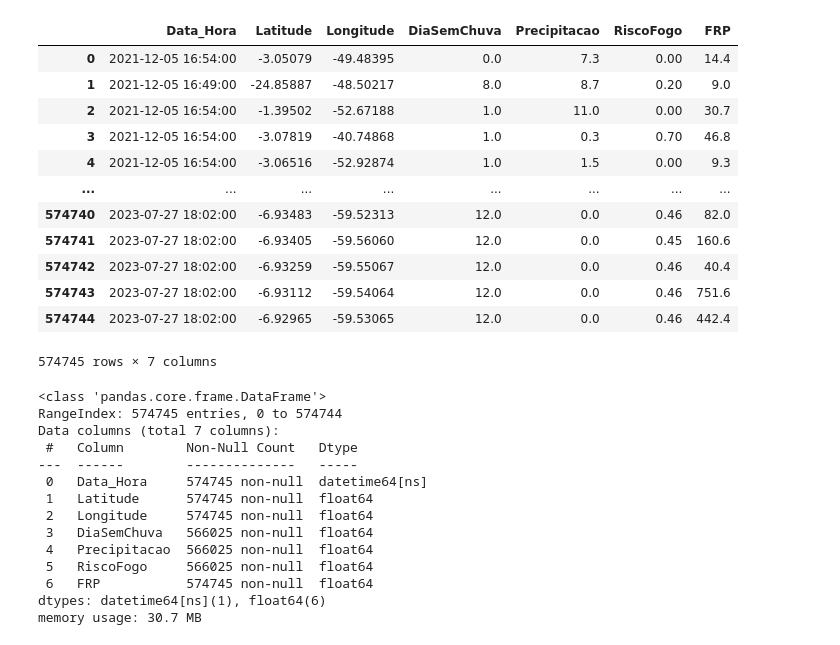
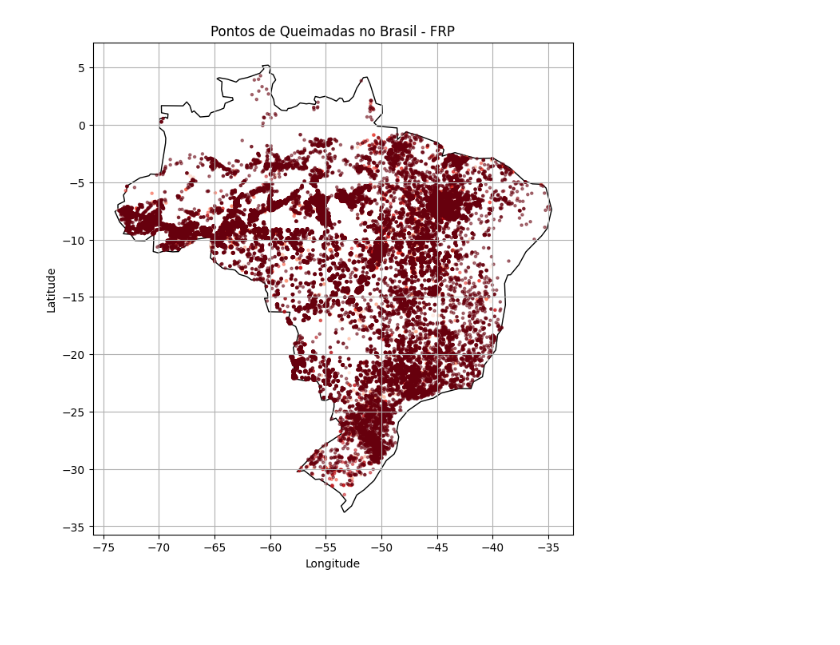
Before and after one commit to matthewz5/Impact-Burned-Brazilian-Agribusiness-Stocks, a Jupyter notebook: data-climate-analysis.ipynb, the cells around one changed output. Saved outputs shown, nothing was run; the diff lists cells and outputs as text; code cells hidden in the pictures; blank space fills up the shorter version.

Commit message:
Complete the data-climate-analysis + Init the data-agro-stocks-analysis

```diff
--- a/data-climate-analysis.ipynb
+++ b/data-climate-analysis.ipynb
@@ -74,33 +207,35 @@ data_burned['Data_Hora'] = pd.to_datetime(data_burned['Data_Hora'])
-# %%
-data_burned
-# %% [output]
-|  | Data_Hora | Latitude | Longitude | DiaSemChuva | Precipitacao | RiscoFogo | FRP |
-| 0 | 2021-12-05 16:54:00 | -3.05079 | -49.48395 | 0.0 | 7.3 | 0.00 | 14.4 |
-| 1 | 2021-12-05 16:49:00 | -24.85887 | -48.50217 | 8.0 | 8.7 | 0.20 | 9.0 |
-| 2 | 2021-12-05 16:54:00 | -1.39502 | -52.67188 | 1.0 | 11.0 | 0.00 | 30.7 |
-| 3 | 2021-12-05 16:54:00 | -3.07819 | -40.74868 | 1.0 | 0.3 | 0.70 | 46.8 |
-| 4 | 2021-12-05 16:54:00 | -3.06516 | -52.92874 | 1.0 | 1.5 | 0.00 | 9.3 |
-| ... | ... | ... | ... | ... | ... | ... | ... |
-| 574740 | 2023-07-27 18:02:00 | -6.93483 | -59.52313 | 12.0 | 0.0 | 0.46 | 82.0 |
-| 574741 | 2023-07-27 18:02:00 | -6.93405 | -59.56060 | 12.0 | 0.0 | 0.45 | 160.6 |
-| 574742 | 2023-07-27 18:02:00 | -6.93259 | -59.55067 | 12.0 | 0.0 | 0.46 | 40.4 |
-| 574743 | 2023-07-27 18:02:00 | -6.93112 | -59.54064 | 12.0 | 0.0 | 0.46 | 751.6 |
-| 574744 | 2023-07-27 18:02:00 | -6.92965 | -59.53065 | 12.0 | 0.0 | 0.46 | 442.4 |
-574745 rows × 7 columns
-# %%
-data_burned.info()
-# %% [output]
-<class 'pandas.core.frame.DataFrame'>
-RangeIndex: 574745 entries, 0 to 574744
-Data columns (total 7 columns):
- #   Column        Non-Null Count   Dtype
----  ------        --------------   -----
- 0   Data_Hora     574745 non-null  datetime64[ns]
- 1   Latitude      574745 non-null  float64
- 2   Longitude     574745 non-null  float64
- 3   DiaSemChuva   566025 non-null  float64
- 4   Precipitacao  566025 non-null  float64
- 5   RiscoFogo     566025 non-null  float64
- 6   FRP           574745 non-null  float64
-dtypes: datetime64[ns](1), float64(6)
-memory usage: 30.7 MB
+# %%
+df_data_burned_plot = data_burned[data_burned['Data_Hora'].dt.year == 2021]
+df_data_burned_plot = df_data_burned_plot[df_data_burned_plot['Data_Hora'].dt.month == 8]
+
+brazil = gpd.read_file(r"data\ne_110m_admin_0_countries\ne_110m_admin_0_countries.shp")
+brazil = brazil[brazil['NAME'] == 'Brazil']
+
+geometry = [Point(xy) for xy in zip(df_data_burned_plot['Longitude'], df_data_burned_plot['Latitude'])]
+geo_df = gpd.GeoDataFrame(df_data_burned_plot, geometry=geometry, crs="EPSG:4326")
+
+plt.figure(figsize=(8, 8))
+
+brazil.plot(ax=plt.gca(), color='white', edgecolor='black')
+
+norm = mcolors.Normalize(vmin=geo_df['FRP'].min(), vmax=geo_df['FRP'].max())
+
+geo_df.plot(
+    ax=plt.gca(),
+    marker='o',
+    c=geo_df['FRP'],
+    cmap='Reds',
+    markersize=5,
+    norm=norm,
+    alpha=0.5
+)
+
+plt.title('Pontos de Queimadas no Brasil - FRP')
+plt.xlabel('Longitude')
+plt.ylabel('Latitude')
+
+plt.grid(True)
+
+plt.show()
+# %% [output]
+[figure, added]
```
Also changed, not shown: parts of 25 cells of this notebook, 1 other file.
